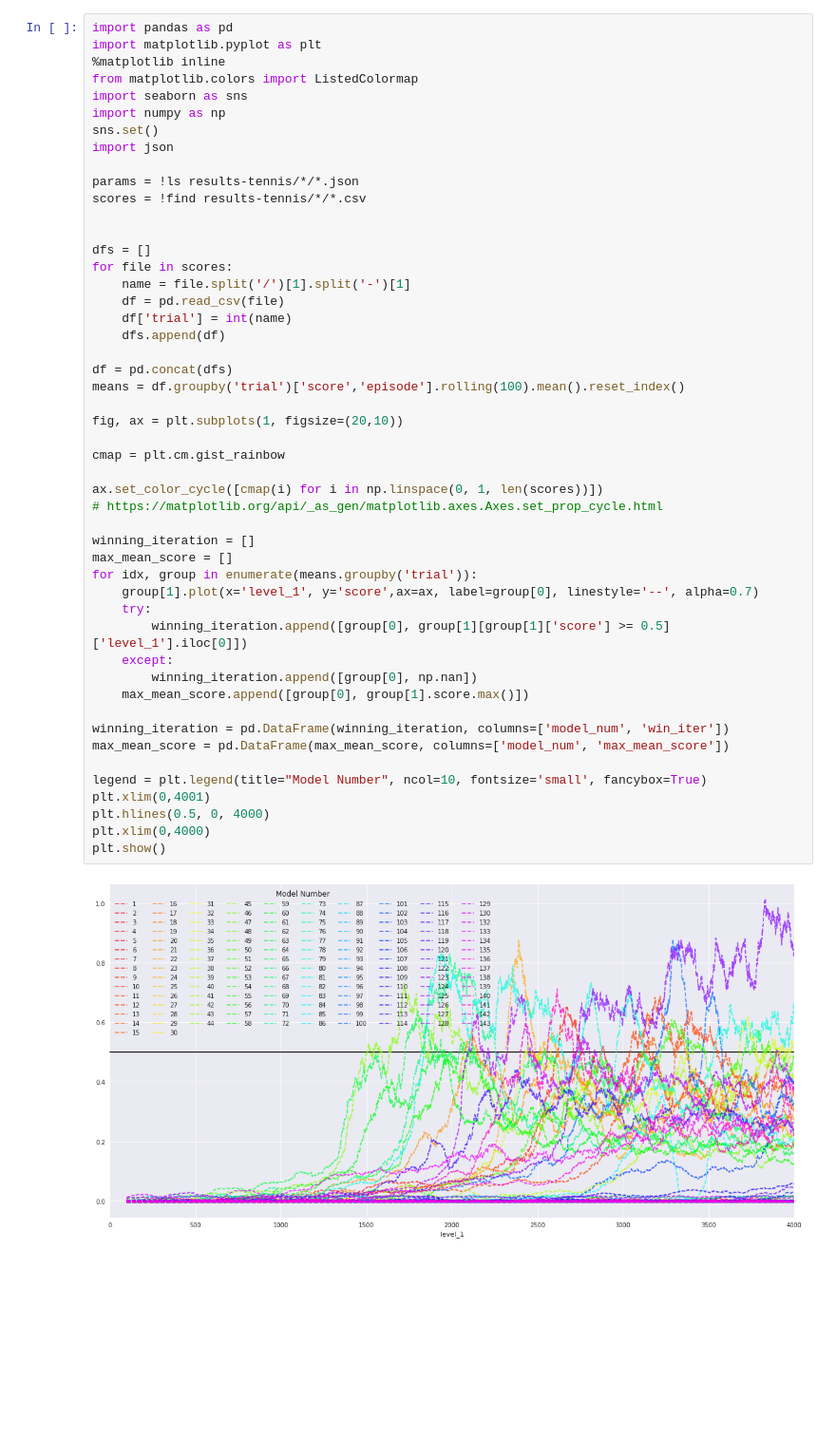
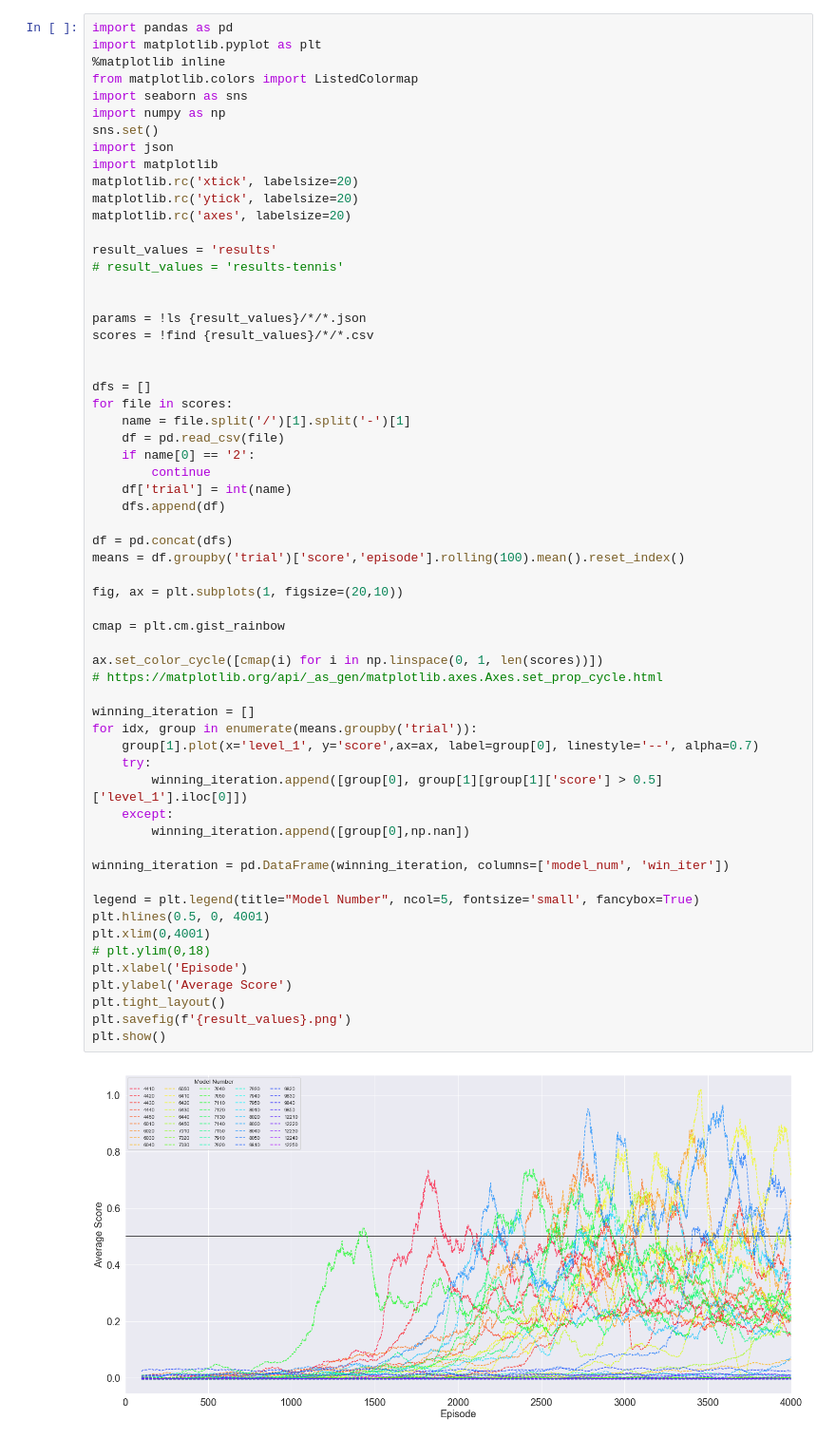
Before and after one commit to nickvazz/DRLND-P3-Collaboration-Competition, a Jupyter notebook: Results.ipynb, the cells around one changed output. Shown at 95% size. Drawn from its saved outputs; the diff is of its cells as text; blank space fills up the shorter version.

```diff
--- a/Results.ipynb
+++ b/Results.ipynb
@@ -7,48 +7,59 @@ import seaborn as sns
 import numpy as np
 sns.set()
 import json
+import matplotlib
+matplotlib.rc('xtick', labelsize=20)
+matplotlib.rc('ytick', labelsize=20)
+matplotlib.rc('axes', labelsize=20)
 
-params = !ls results-tennis/*/*.json
-scores = !find results-tennis/*/*.csv
+result_values = 'results'
+# result_values = 'results-tennis'
+
+
+params = !ls {result_values}/*/*.json
+scores = !find {result_values}/*/*.csv
 
 
 dfs = []
 for file in scores:
     name = file.split('/')[1].split('-')[1]
     df = pd.read_csv(file)
+    if name[0] == '2':
+        continue
     df['trial'] = int(name)
     dfs.append(df)
 
 df = pd.concat(dfs)
 means = df.groupby('trial')['score','episode'].rolling(100).mean().reset_index()
 
 fig, ax = plt.subplots(1, figsize=(20,10))
 
 cmap = plt.cm.gist_rainbow
 
 ax.set_color_cycle([cmap(i) for i in np.linspace(0, 1, len(scores))])
 # https://matplotlib.org/api/_as_gen/matplotlib.axes.Axes.set_prop_cycle.html
 
 winning_iteration = []
-max_mean_score = []
 for idx, group in enumerate(means.groupby('trial')):
     group[1].plot(x='level_1', y='score',ax=ax, label=group[0], linestyle='--', alpha=0.7)
     try:
-        winning_iteration.append([group[0], group[1][group[1]['score'] >= 0.5]['level_1'].iloc[0]])
+        winning_iteration.append([group[0], group[1][group[1]['score'] > 0.5]['level_1'].iloc[0]])
     except:
-        winning_iteration.append([group[0], np.nan])
-    max_mean_score.append([group[0], group[1].score.max()])
+        winning_iteration.append([group[0],np.nan])
 
 winning_iteration = pd.DataFrame(winning_iteration, columns=['model_num', 'win_iter'])
-max_mean_score = pd.DataFrame(max_mean_score, columns=['model_num', 'max_mean_score'])
 
-legend = plt.legend(title="Model Number", ncol=10, fontsize='small', fancybox=True)
+legend = plt.legend(title="Model Number", ncol=5, fontsize='small', fancybox=True)
+plt.hlines(0.5, 0, 4001)
 plt.xlim(0,4001)
-plt.hlines(0.5, 0, 4000)
-plt.xlim(0,4000)
+# plt.ylim(0,18)
+plt.xlabel('Episode')
+plt.ylabel('Average Score')
+plt.tight_layout()
+plt.savefig(f'{result_values}.png')
 plt.show()
 # %% [output]
-[figure, old version]
+[figure, new version]
 # %%
 winning_ave = winning_iteration.copy()
 
```
Also changed, not shown: parts of 6 cells of this notebook, 3 other files.
